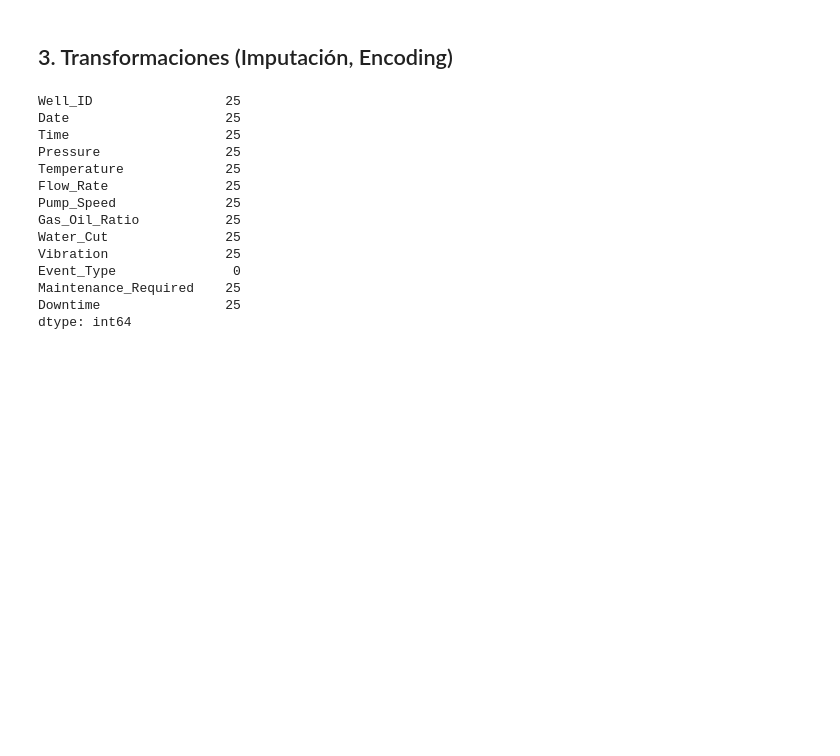
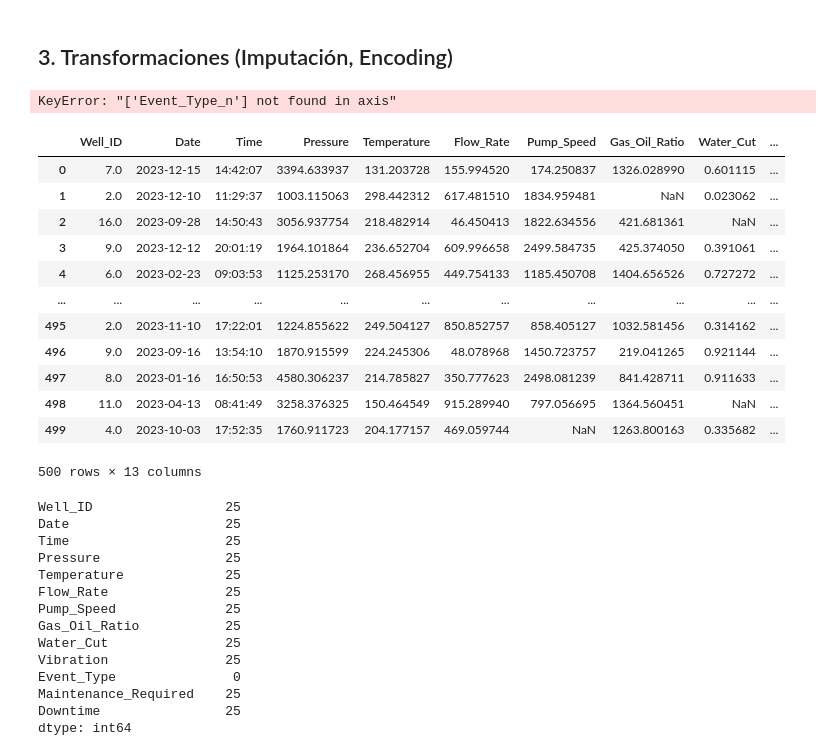
Before and after one commit to Linarendon/ml-bootcamp-labs, a Jupyter notebook: notebooks/laboratorio-s06.ipynb, the cells around one changed output. Saved outputs shown, nothing was run; the diff lists cells and outputs as text; code cells hidden in the pictures; blank space fills up the shorter version.

```diff
--- a/notebooks/laboratorio-s06.ipynb
+++ b/notebooks/laboratorio-s06.ipynb
@@ -131,6 +131,26 @@ Downtime                25
 dtype: int64
 # %% [markdown]
 ## 3. Transformaciones (Imputación, Encoding)
+# %%
+df= df.drop(columns=["Event_Type_n"])
+# %% [output]
+KeyError: "['Event_Type_n'] not found in axis"
+# %%
+df
+# %% [output]
+|  | Well_ID | Date | Time | Pressure | Temperature | Flow_Rate | Pump_Speed | Gas_Oil_Ratio | Water_Cut | ... |
+| 0 | 7.0 | 2023-12-15 | 14:42:07 | 3394.633937 | 131.203728 | 155.994520 | 174.250837 | 1326.028990 | 0.601115 | ... |
+| 1 | 2.0 | 2023-12-10 | 11:29:37 | 1003.115063 | 298.442312 | 617.481510 | 1834.959481 | NaN | 0.023062 | ... |
+| 2 | 16.0 | 2023-09-28 | 14:50:43 | 3056.937754 | 218.482914 | 46.450413 | 1822.634556 | 421.681361 | NaN | ... |
+| 3 | 9.0 | 2023-12-12 | 20:01:19 | 1964.101864 | 236.652704 | 609.996658 | 2499.584735 | 425.374050 | 0.391061 | ... |
+| 4 | 6.0 | 2023-02-23 | 09:03:53 | 1125.253170 | 268.456955 | 449.754133 | 1185.450708 | 1404.656526 | 0.727272 | ... |
+| ... | ... | ... | ... | ... | ... | ... | ... | ... | ... | ... |
+| 495 | 2.0 | 2023-11-10 | 17:22:01 | 1224.855622 | 249.504127 | 850.852757 | 858.405127 | 1032.581456 | 0.314162 | ... |
+| 496 | 9.0 | 2023-09-16 | 13:54:10 | 1870.915599 | 224.245306 | 48.078968 | 1450.723757 | 219.041265 | 0.921144 | ... |
+| 497 | 8.0 | 2023-01-16 | 16:50:53 | 4580.306237 | 214.785827 | 350.777623 | 2498.081239 | 841.428711 | 0.911633 | ... |
+| 498 | 11.0 | 2023-04-13 | 08:41:49 | 3258.376325 | 150.464549 | 915.289940 | 797.056695 | 1364.560451 | NaN | ... |
+| 499 | 4.0 | 2023-10-03 | 17:52:35 | 1760.911723 | 204.177157 | 469.059744 | NaN | 1263.800163 | 0.335682 | ... |
+500 rows × 13 columns
 # %%
 # Cambiar los valores nulos o faltantes para lo que es necesario completar
 
```
Also changed, not shown: parts of 26 cells of this notebook.
